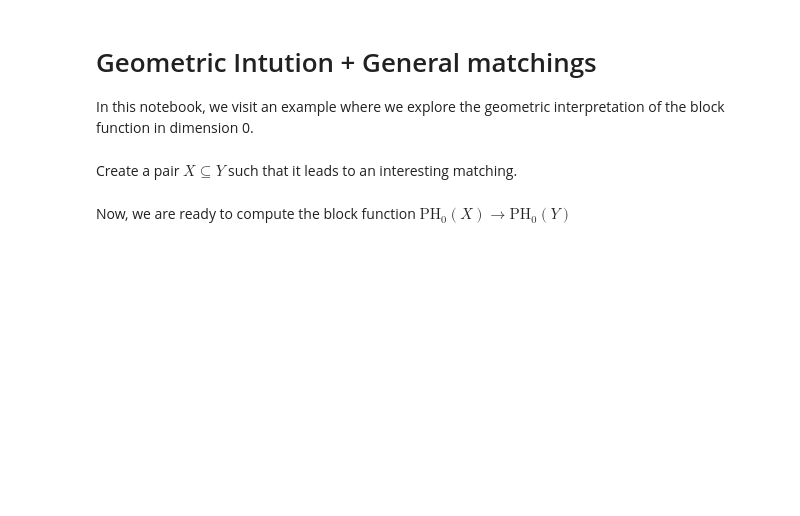
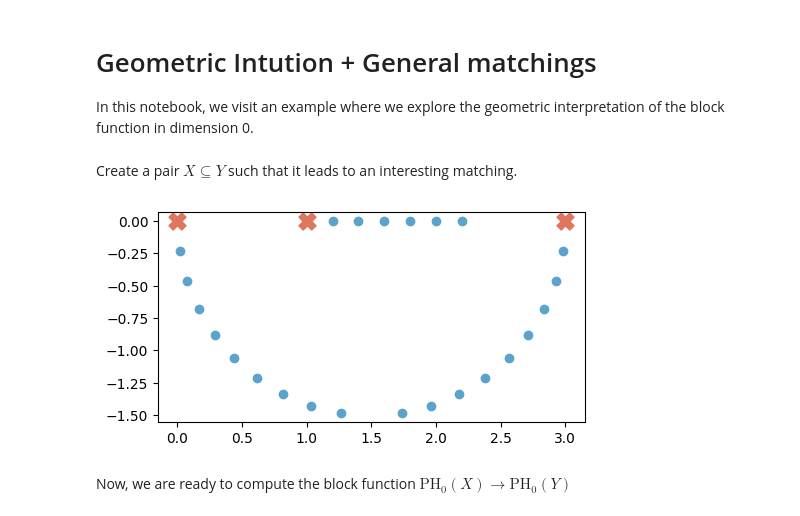
Before and after one commit to Cimagroup/tdqual, a Jupyter notebook: notebooks/Block_function_0_geometric.ipynb, the cells around one changed output. Saved outputs shown, nothing was run; the diff lists cells and outputs as text; code cells hidden in the pictures; blank space fills up the shorter version.

```diff
--- a/notebooks/Block_function_0_geometric.ipynb
+++ b/notebooks/Block_function_0_geometric.ipynb
@@ -29,11 +30,13 @@ Z = np.array(Z)
 # %%
 fig, ax = plt.subplots(figsize=(5,3))
 X = Z[X_indices]
-ax.scatter(Z[:,0], Z[:,1], c="blue", zorder=1)
-ax.scatter(X[:,0], X[:,1], c="red", zorder=2, marker="X", s=150)
+ax.scatter(Z[:,0], Z[:,1], color=mpl.colormaps["RdBu"](1/1.3), zorder=1)
+ax.scatter(X[:,0], X[:,1], color=mpl.colormaps["RdBu"](0.3/1.3), zorder=2, marker="X", s=150)
 ax.set_aspect("equal")
 fig.tight_layout()
 plt.savefig(f"{plots_dir}/points_example.png")
+# %% [output]
+[figure, added]
 # %% [markdown]
 Now, we are ready to compute the block function $\textrm{PH}_0(X)\rightarrow \textrm{PH}_0(Y)$
 # %%
```
Also changed, not shown: parts of 23 cells of this notebook, 5 other files.
